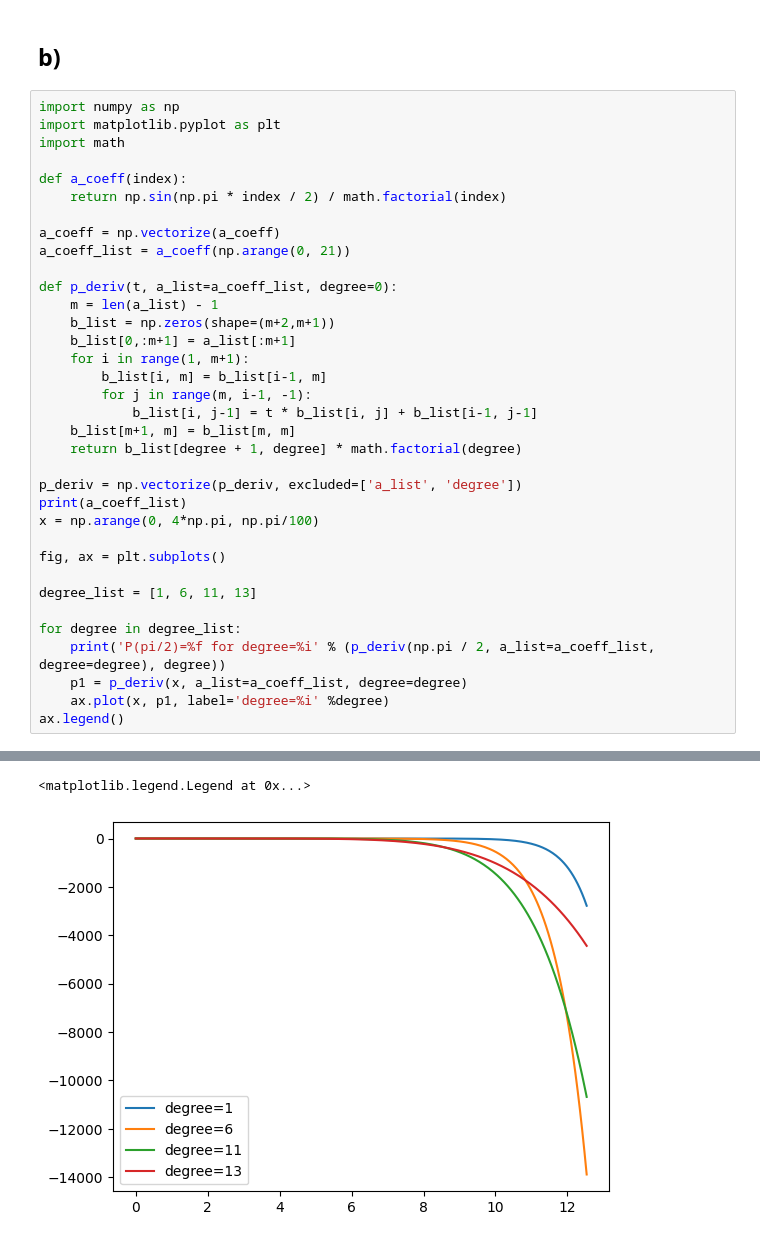
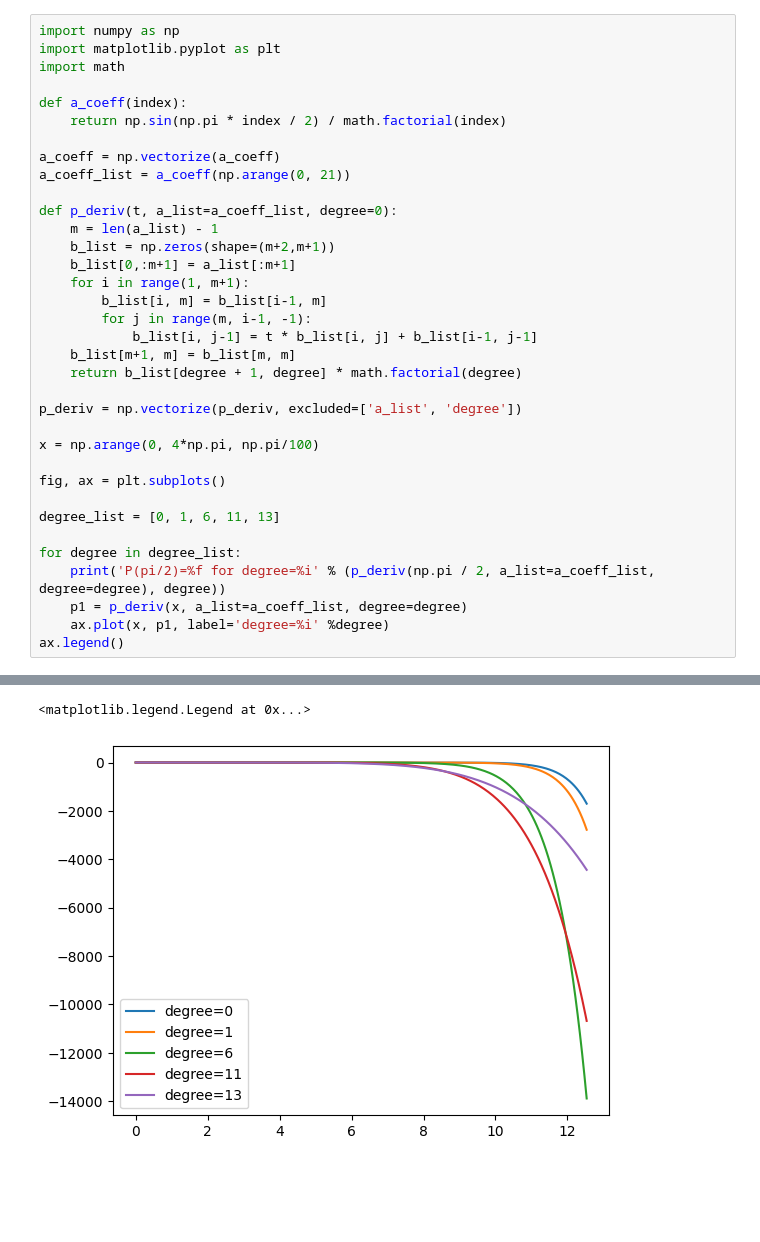
Before and after one commit to finndaut/24bnu, a Jupyter notebook: U02.ipynb, the cells around one changed output, grey strips where cells are left out. Cells and saved outputs as stored; diff of their text form; blank space fills up the shorter version.

```diff
--- a/U02.ipynb
+++ b/U02.ipynb
@@ -4,5 +4,3 @@
-# %% [markdown]
-## b)
 # %%
 import numpy as np
 import matplotlib.pyplot as plt
@@ -26,12 +24,12 @@ def p_deriv(t, a_list=a_coeff_list, degree=0):
     return b_list[degree + 1, degree] * math.factorial(degree)
 
 p_deriv = np.vectorize(p_deriv, excluded=['a_list', 'degree'])
-print(a_coeff_list)
+
 x = np.arange(0, 4*np.pi, np.pi/100)
 
 fig, ax = plt.subplots()
 
-degree_list = [1, 6, 11, 13]
+degree_list = [0, 1, 6, 11, 13]
 
 for degree in degree_list:
     print('P(pi/2)=%f for degree=%i' % (p_deriv(np.pi / 2, a_list=a_coeff_list, degree=degree), degree))
@@ -48,6 +41,6 @@ ax.legend()
 P(pi/2)=-0.000000 for degree=1
 P(pi/2)=-1.000000 for degree=6
 P(pi/2)=-0.000025 for degree=11
 P(pi/2)=-0.000895 for degree=13
 <matplotlib.legend.Legend at 0x...>
-[figure, old version]
+[figure, new version]
```
Also changed, not shown: parts of 2 cells of this notebook.
